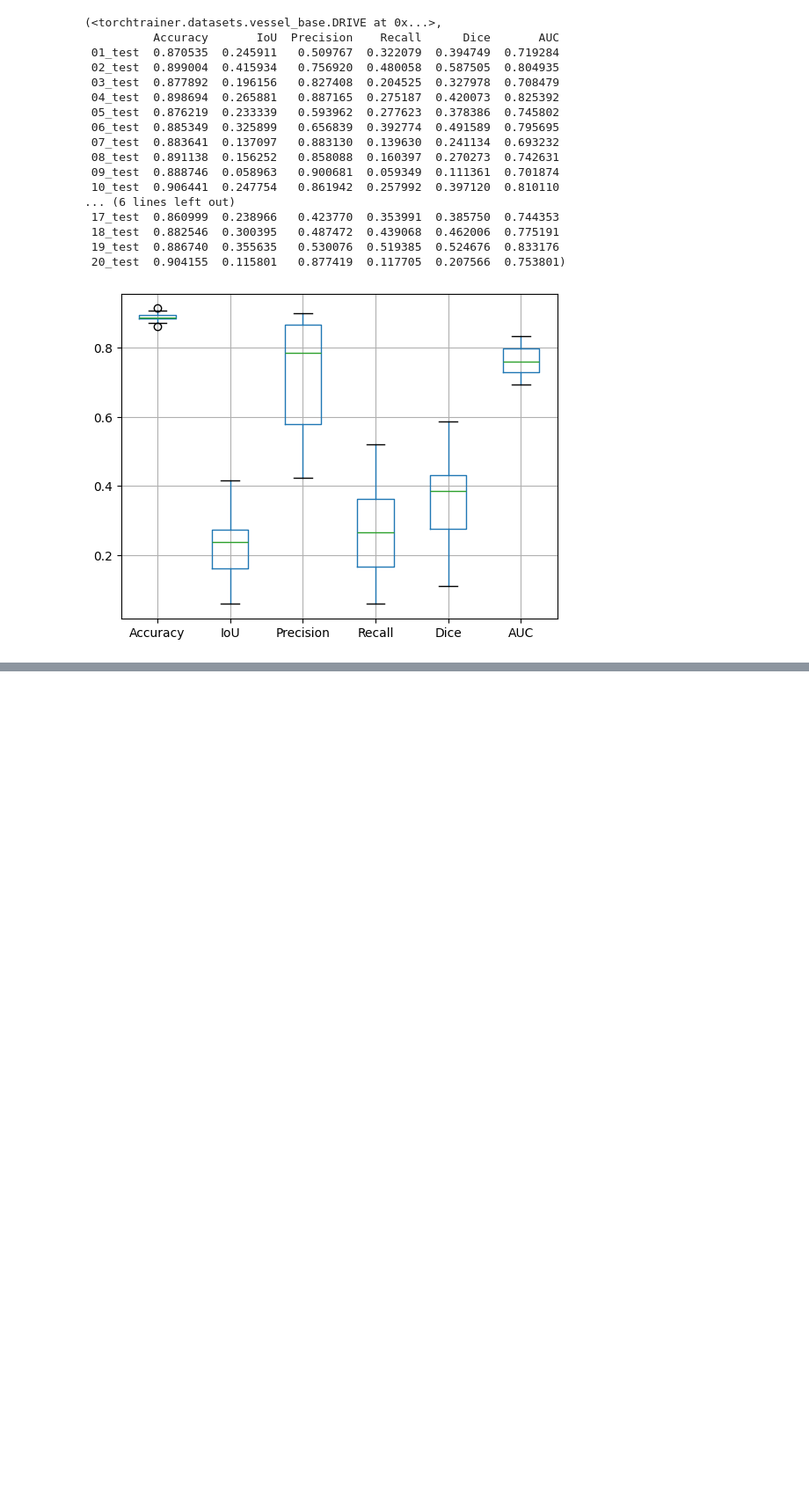
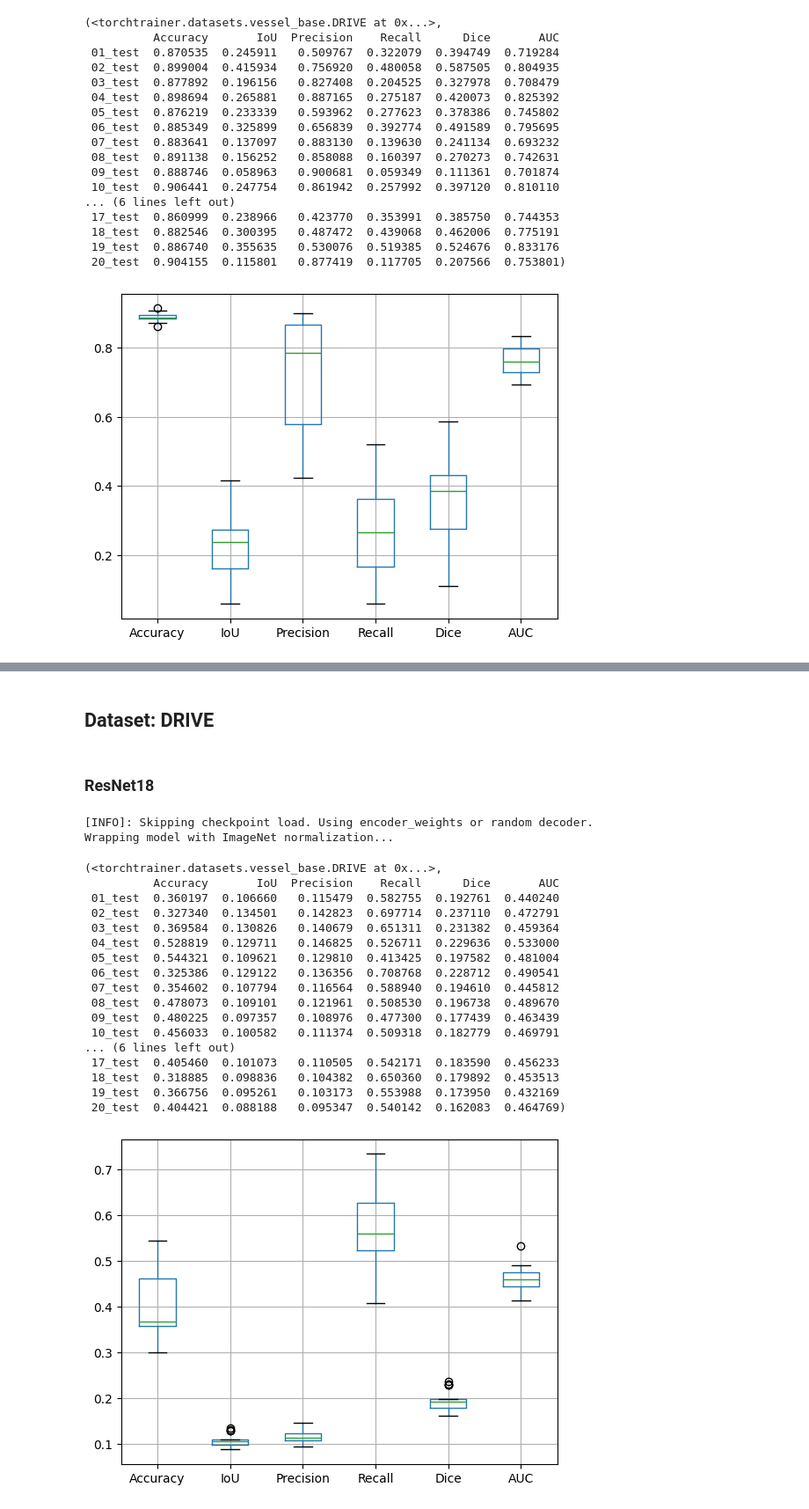
Before and after one commit to galvaowesley/vess-shape-experiments, a Jupyter notebook: 04_evaluation/inference_zero_shot.ipynb, the cells around one changed output, grey strips where cells are left out. Shown at 88% size. Saved outputs shown, nothing was run; the diff lists cells and outputs as text; code cells hidden in the pictures; blank space fills up the shorter version.

```diff
--- a/04_evaluation/inference_zero_shot.ipynb
+++ b/04_evaluation/inference_zero_shot.ipynb
@@ -180,0 +259,48 @@ test(drive_inference)
+# %% [markdown]
+## Dataset: DRIVE
+# %% [markdown]
+### ResNet18
+# %%
+
+import sys, os
+sys.path.insert(0, os.path.abspath('..'))  # adiciona project_root
+
+from src.test import test
+
+checkpoint_path = '/media/wesleygalvao/1_TB_LINUX/models_results/01_pre-trained_on_vess_shape/unet18_weights_imagenet'
+
+drive_inference = {
+    "run_path": checkpoint_path,
+    "dataset_class": "drive",
+    "model_class": "resnet18_unet",
+    "dataset_path": "/media/wesleygalvao/1_TB_LINUX/Datasets/blood_vessels/DRIVE",
+    "skip_checkpoint_loading": '',
+    "encoder_weights": "imagenet",
+    "imagenet_normalize": "",
+    "use_amp": "",
+    "save_inference_images": "",
+    "inference_dir_name": "inference_results_drive_imagenet_weights_normalized",
+}
+
+test(drive_inference)
+# %% [output]
+[INFO]: Skipping checkpoint load. Using encoder_weights or random decoder.
+Wrapping model with ImageNet normalization...
+(<torchtrainer.datasets.vessel_base.DRIVE at 0x...>,
+          Accuracy       IoU  Precision    Recall      Dice       AUC
+ 01_test  0.360197  0.106660   0.115479  0.582755  0.192761  0.440240
+ 02_test  0.327340  0.134501   0.142823  0.697714  0.237110  0.472791
+ 03_test  0.369584  0.130826   0.140679  0.651311  0.231382  0.459364
+ 04_test  0.528819  0.129711   0.146825  0.526711  0.229636  0.533000
+ 05_test  0.544321  0.109621   0.129810  0.413425  0.197582  0.481004
+ 06_test  0.325386  0.129122   0.136356  0.708768  0.228712  0.490541
+ 07_test  0.354602  0.107794   0.116564  0.588940  0.194610  0.445812
+ 08_test  0.478073  0.109101   0.121961  0.508530  0.196738  0.489670
+ 09_test  0.480225  0.097357   0.108976  0.477300  0.177439  0.463439
+ 10_test  0.456033  0.100582   0.111374  0.509318  0.182779  0.469791
+... (6 lines left out)
+ 17_test  0.405460  0.101073   0.110505  0.542171  0.183590  0.456233
+ 18_test  0.318885  0.098836   0.104382  0.650360  0.179892  0.453513
+ 19_test  0.366756  0.095261   0.103173  0.553988  0.173950  0.432169
+ 20_test  0.404421  0.088188   0.095347  0.540142  0.162083  0.464769)
+[figure, added]
```
Also changed, not shown: parts of 12 cells of this notebook.
